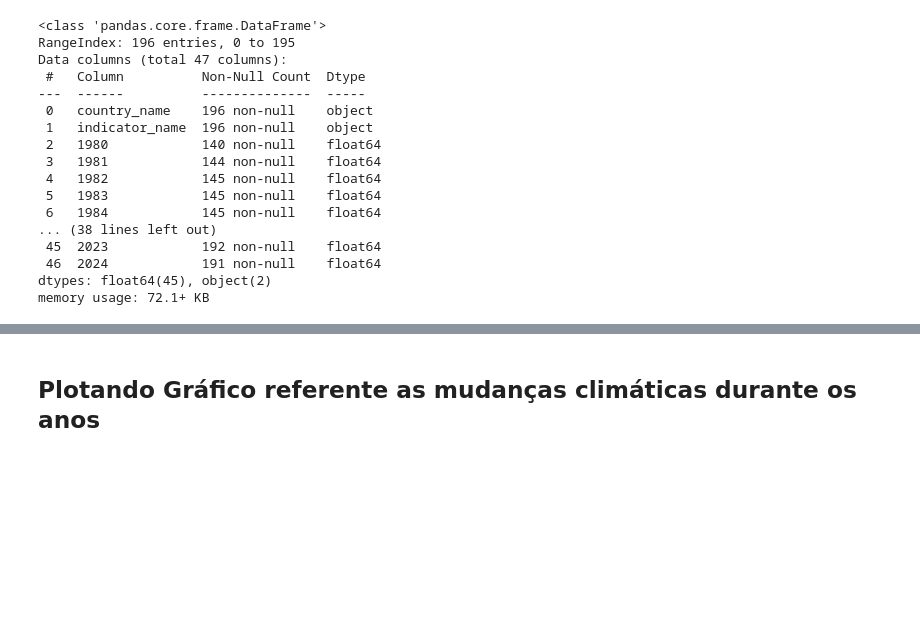
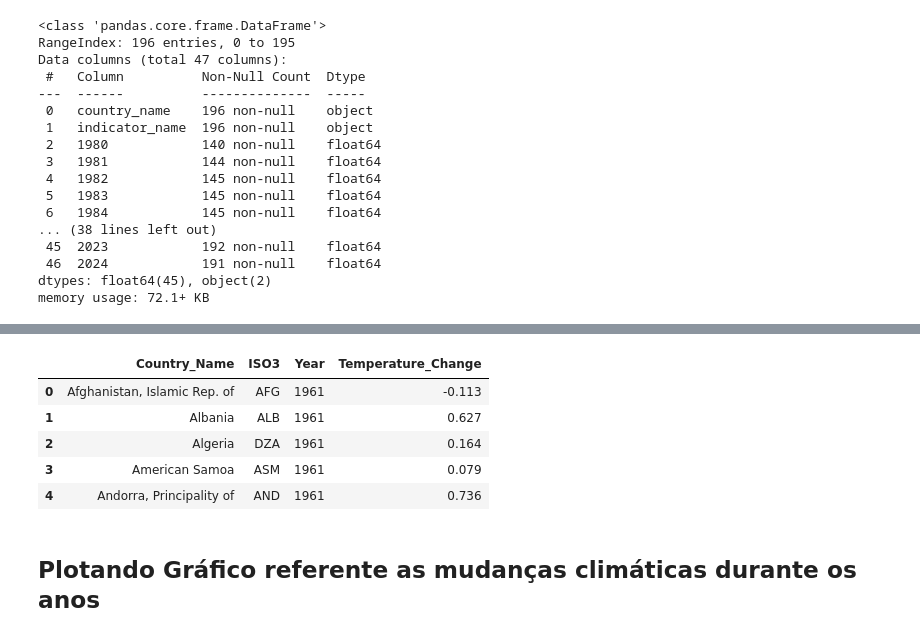
Before and after one commit to luanfelixcoding/climate-change-impact-economy, a Jupyter notebook: climate_change_impact_economy.ipynb, the cells around one changed output, grey strips where cells are left out. Cells and saved outputs as stored; diff of their text form; code cells hidden in the pictures; blank space fills up the shorter version.

```diff
--- a/climate_change_impact_economy.ipynb
+++ b/climate_change_impact_economy.ipynb
@@ -100,19 +73,32 @@ selected_rows
 # %%
 # Pegando apenas as colunas que representam anos
 years = [col for col in df_climate.columns if col.startswith('F')]
 
 # Derrete o dataset em variaveis e valores
 # 'Country' e 'ISO3' mantemos, nomeamos uma coluna como 'Year' que recebe a variavel 'years'
-df_melted = df_climate.melt(id_vars=['Country', 'ISO3'], value_vars=years, var_name='Year', value_name='Temperature_Change')
+df_climate_melted = df_climate.melt(
+    id_vars=['Country', 'ISO3'],
+    value_vars=years,
+    var_name='Year',
+    value_name='Temperature_Change'
+)
+df_climate_melted.rename(columns={'Country' : 'Country_Name'}, inplace=True)
 
 # Na coluna 'Year' extraindo todos os numeros e convertendo para int, "(\d+)" permite extrair numeros compostos
-df_melted['Year'] = df_melted['Year'].str.extract(r"(\d+)").astype(int)
-# checking_null_values(df_melted) # output: Temperature_Change = 1490
-
+df_climate_melted['Year'] = df_climate_melted['Year'].str.extract(r"(\d+)").astype(int)
+# checking_null_values(df_climate_melted) # output: Temperature_Change = 1490
 
 # Removendo valores nulos; inplace=True faz as alterações no proprio df, inplace=False cria outro df com os valores removidos
-df_melted.dropna(subset=['Temperature_Change'], inplace=True)
-checking_null_values(df_melted) # output: Temperature_Change = 0
+df_climate_melted.dropna(subset=['Temperature_Change'], inplace=True)
+checking_null_values(df_climate_melted) # output: Temperature_Change = 0
+df_climate_melted.head()
+# %% [output]
+|  | Country_Name | ISO3 | Year | Temperature_Change |
+| 0 | Afghanistan, Islamic Rep. of | AFG | 1961 | -0.113 |
+| 1 | Albania | ALB | 1961 | 0.627 |
+| 2 | Algeria | DZA | 1961 | 0.164 |
+| 3 | American Samoa | ASM | 1961 | 0.079 |
+| 4 | Andorra, Principality of | AND | 1961 | 0.736 |
 # %% [markdown]
 ## Plotando Gráfico referente as mudanças climáticas durante os anos
 # %%
```
Also changed, not shown: parts of 8 cells of this notebook.
